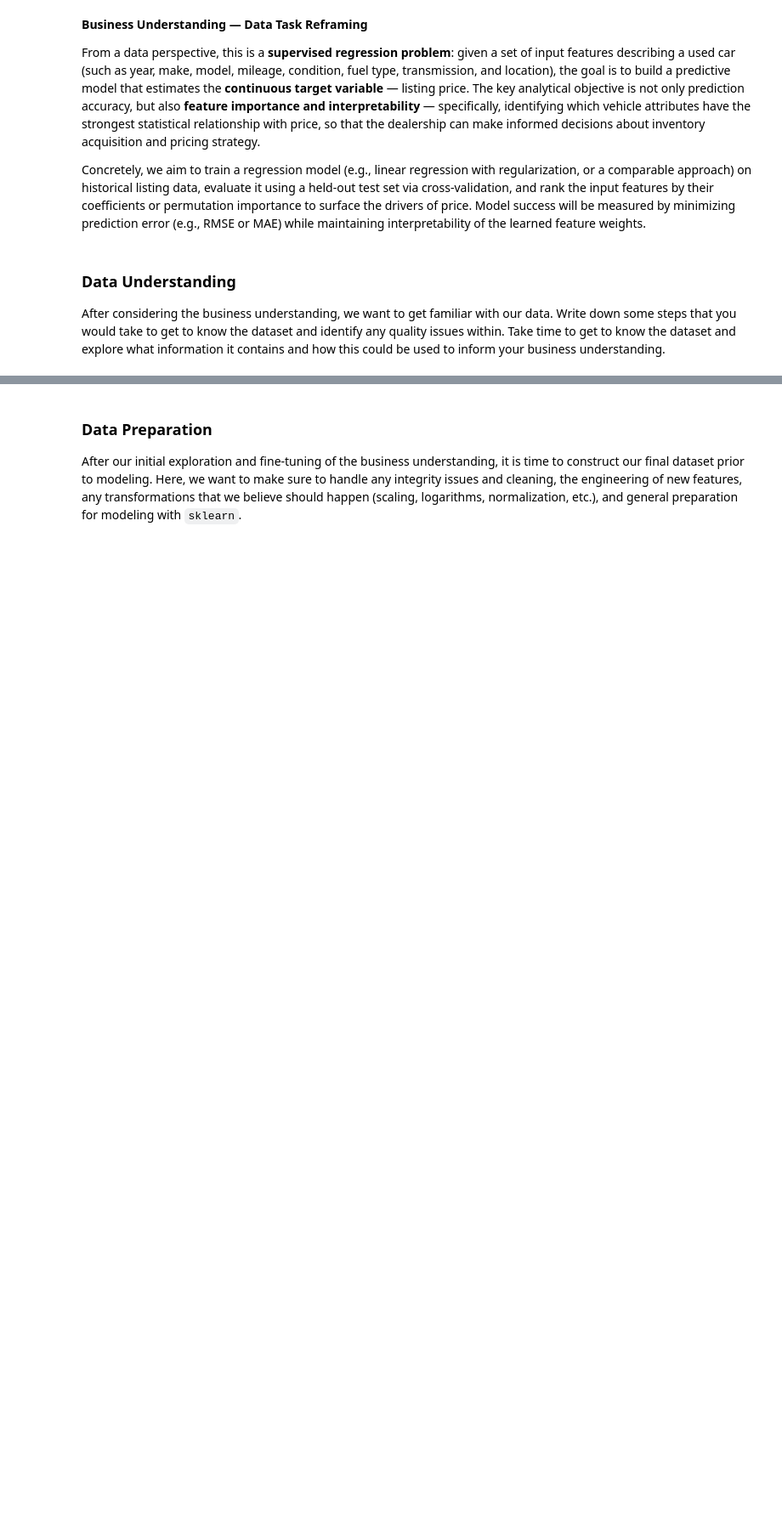
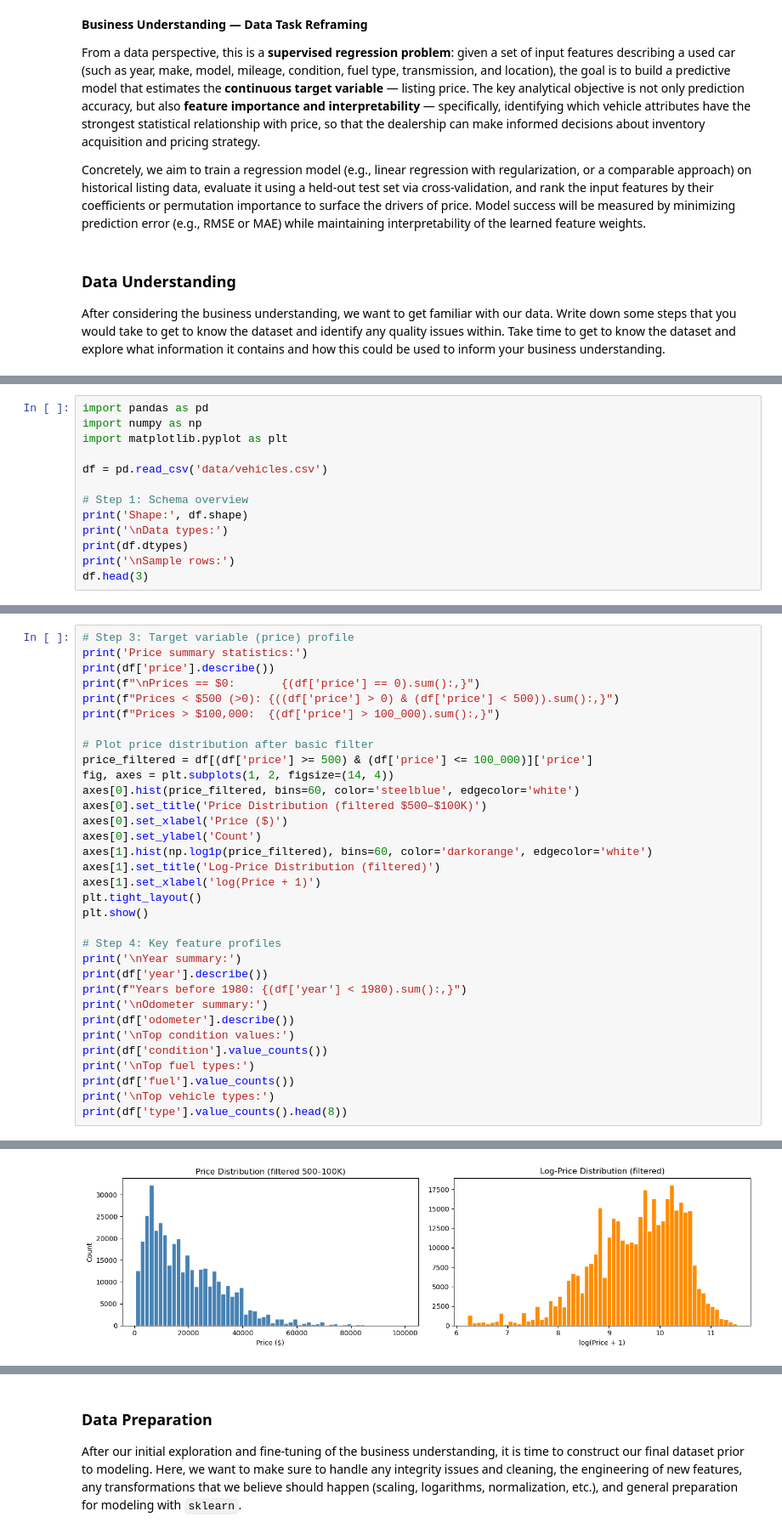
Before and after one commit to jtie/Module11_Assignment11_1, a Jupyter notebook: prompt_II.ipynb, the cells around one changed output, grey strips where cells are left out. Shown at 85% size. Saved outputs shown, nothing was run; the diff lists cells and outputs as text; blank space fills up the shorter version.

Commit message:
Third commit: Data Understanding

```diff
--- a/prompt_II.ipynb
+++ b/prompt_II.ipynb
@@ -31,0 +56,13 @@ After considering the business understanding, we want to get familiar with our d
+# %%
+import pandas as pd
+import numpy as np
+import matplotlib.pyplot as plt
+
+df = pd.read_csv('data/vehicles.csv')
+
+# Step 1: Schema overview
+print('Shape:', df.shape)
+print('\nData types:')
+print(df.dtypes)
+print('\nSample rows:')
+df.head(3)
@@ -31,0 +97,34 @@ After considering the business understanding, we want to get familiar with our d
+# %%
+# Step 3: Target variable (price) profile
+print('Price summary statistics:')
+print(df['price'].describe())
+print(f"\nPrices == $0:       {(df['price'] == 0).sum():,}")
+print(f"Prices < $500 (>0): {((df['price'] > 0) & (df['price'] < 500)).sum():,}")
+print(f"Prices > $100,000:  {(df['price'] > 100_000).sum():,}")
+
+# Plot price distribution after basic filter
+price_filtered = df[(df['price'] >= 500) & (df['price'] <= 100_000)]['price']
+fig, axes = plt.subplots(1, 2, figsize=(14, 4))
+axes[0].hist(price_filtered, bins=60, color='steelblue', edgecolor='white')
+axes[0].set_title('Price Distribution (filtered $500–$100K)')
+axes[0].set_xlabel('Price ($)')
+axes[0].set_ylabel('Count')
+axes[1].hist(np.log1p(price_filtered), bins=60, color='darkorange', edgecolor='white')
+axes[1].set_title('Log-Price Distribution (filtered)')
+axes[1].set_xlabel('log(Price + 1)')
+plt.tight_layout()
+plt.show()
+
+# Step 4: Key feature profiles
+print('\nYear summary:')
+print(df['year'].describe())
+print(f"Years before 1980: {(df['year'] < 1980).sum():,}")
+print('\nOdometer summary:')
+print(df['odometer'].describe())
+print('\nTop condition values:')
+print(df['condition'].value_counts())
+print('\nTop fuel types:')
+print(df['fuel'].value_counts())
+print('\nTop vehicle types:')
+print(df['type'].value_counts().head(8))
+# %% [output]
@@ -31,0 +145 @@ After considering the business understanding, we want to get familiar with our d
+[figure, added]
```
Also changed, not shown: parts of 4 cells of this notebook.
